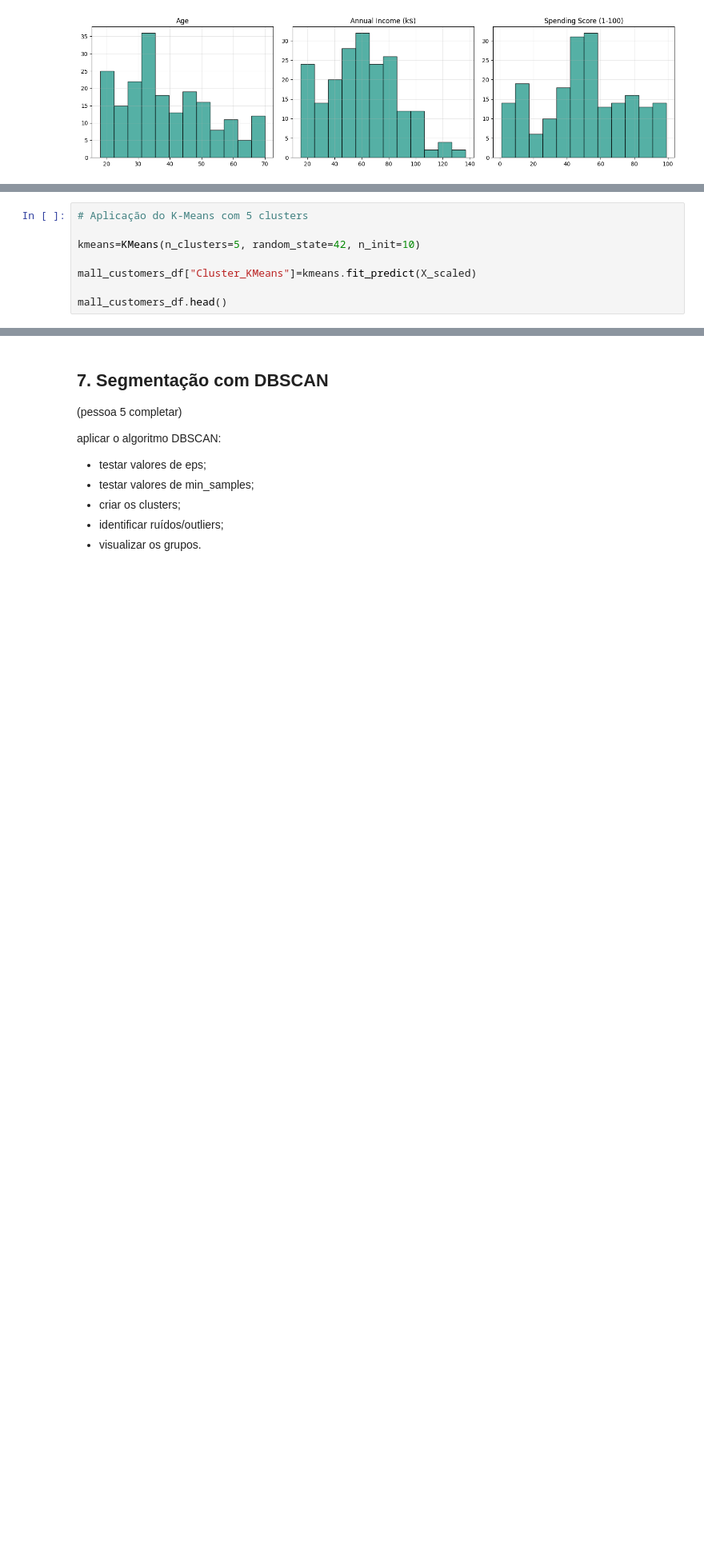
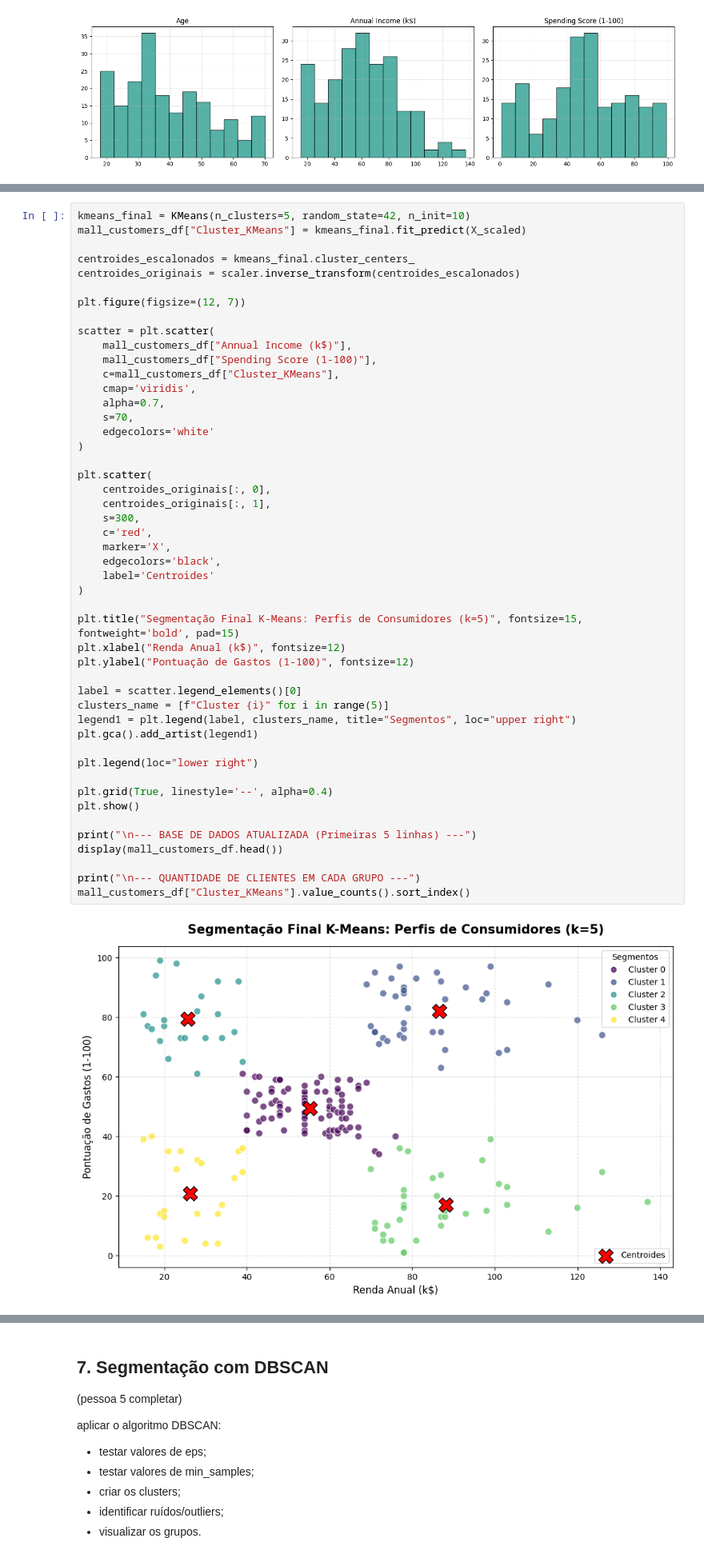
Before and after one commit to edd-araujo/segmentacao-clientes-varejo, a Jupyter notebook: notebooks/index.ipynb, the cells around one changed output, grey strips where cells are left out. Shown at 80% size. Cells and saved outputs as stored; diff of their text form; blank space fills up the shorter version.

```diff
--- a/notebooks/index.ipynb
+++ b/notebooks/index.ipynb
@@ -317,8 +425,0 @@ O valor K = 5 foi escolhido porque apresentou o melhor Silhouette Score entre os
-# %%
-# Aplicação do K-Means com 5 clusters
-
-kmeans=KMeans(n_clusters=5, random_state=42, n_init=10)
-
-mall_customers_df["Cluster_KMeans"]=kmeans.fit_predict(X_scaled)
-
-mall_customers_df.head()
@@ -381,0 +426,50 @@ O gráfico mostra a segmentação dos clientes com base na renda anual e na pont
+# %%
+kmeans_final = KMeans(n_clusters=5, random_state=42, n_init=10)
+mall_customers_df["Cluster_KMeans"] = kmeans_final.fit_predict(X_scaled)
+
+centroides_escalonados = kmeans_final.cluster_centers_
+centroides_originais = scaler.inverse_transform(centroides_escalonados)
+
+plt.figure(figsize=(12, 7))
+
+scatter = plt.scatter(
+    mall_customers_df["Annual Income (k$)"],
+    mall_customers_df["Spending Score (1-100)"],
+    c=mall_customers_df["Cluster_KMeans"],
+    cmap='viridis',
+    alpha=0.7,
+    s=70,
+    edgecolors='white'
+)
+
+plt.scatter(
+    centroides_originais[:, 0],
+    centroides_originais[:, 1],
+    s=300,
+    c='red',
+    marker='X',
+    edgecolors='black',
+    label='Centroides'
+)
+
+plt.title("Segmentação Final K-Means: Perfis de Consumidores (k=5)", fontsize=15, fontweight='bold', pad=15)
+plt.xlabel("Renda Anual (k$)", fontsize=12)
+plt.ylabel("Pontuação de Gastos (1-100)", fontsize=12)
+
+label = scatter.legend_elements()[0]
+clusters_name = [f"Cluster {i}" for i in range(5)]
+legend1 = plt.legend(label, clusters_name, title="Segmentos", loc="upper right")
+plt.gca().add_artist(legend1)
+
+plt.legend(loc="lower right")
+
+plt.grid(True, linestyle='--', alpha=0.4)
+plt.show()
+
+print("\n--- BASE DE DADOS ATUALIZADA (Primeiras 5 linhas) ---")
+display(mall_customers_df.head())
+
+print("\n--- QUANTIDADE DE CLIENTES EM CADA GRUPO ---")
+mall_customers_df["Cluster_KMeans"].value_counts().sort_index()
+# %% [output]
+[figure, added]
```
Also changed, not shown: parts of 44 cells of this notebook.
